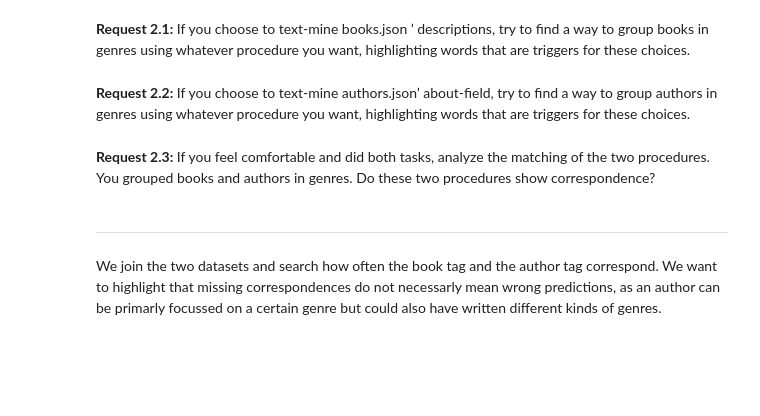
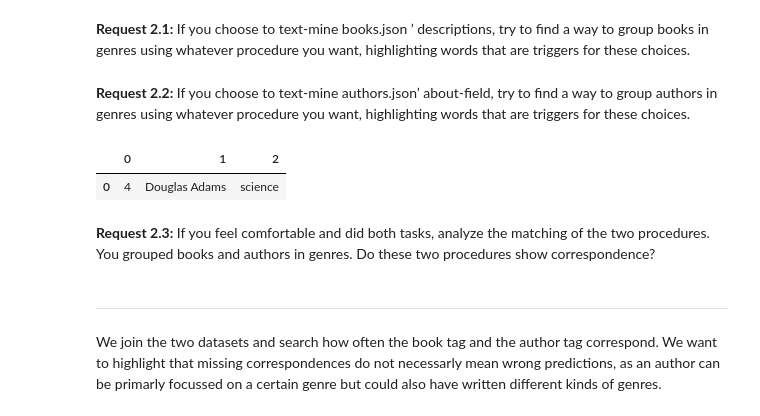
Before and after one commit to LorenzoPannacci/ADM-HW2, a Jupyter notebook: main.ipynb, the cells around one changed output. Saved outputs shown, nothing was run; the diff lists cells and outputs as text; code cells hidden in the pictures; blank space fills up the shorter version.

```diff
--- a/main.ipynb
+++ b/main.ipynb
@@ -887,15 +934,16 @@ chunks_number = np.ceil(7027431 / chunk_size)
 chunks = pd.read_json("datasets/lighter_books.json", lines = True, chunksize = chunk_size)
 
 for chunk in tqdm(chunks, total = chunks_number):
-    chunk = chunk[["description", "title"]]
+    chunk = chunk[["description", "title", "id", "author_id"]]
     books_descriptions = pd.concat([books_descriptions, chunk])
 # %%
-query = "narnia"
+#query = "narnia"
+#df = books_descriptions[books_descriptions["title"].str.contains(query, case = False, na = False)]
+#descriptions = df[["description", "title"]]
 
-df = books_descriptions[books_descriptions["title"].str.contains(query, case = False, na = False)]
-descriptions = df[["description", "title"]]
+book_tags_dataset = pd.DataFrame()
 
-for index, entry in df.iterrows():
+for index, entry in books_descriptions.iterrows():
     description = entry["description"]
     title = entry["title"]
 
@@ -916,32 +964,36 @@ for index, entry in df.iterrows():
 # %% [markdown]
 **Request 2.2:** If you choose to text-mine authors.json’ about-field, try to find a way to group authors in genres using whatever procedure you want, highlighting words that are triggers for these choices.
 # %%
-authors = pd.read_json(authors_path, lines = True)
-authors = authors[["name", "about"]]
+authors_descriptions = pd.read_json(authors_path, lines = True)
+authors_descriptions = authors_descriptions[["id", "name", "about"]]
 # %%
-query = "tolkien"
+#query = "tolkien"
+#df = authors_descriptions[authors_descriptions["name"].str.contains(query, case = False, na = False)]
+#descriptions = df[["name", "about"]]
 
-df = authors[authors["name"].str.contains(query, case = False, na = False)]
-descriptions = df[["name", "about"]]
+authors_tags_dataset = pd.DataFrame()
 
-for index, entry in df.iterrows():
+for index, entry in authors_descriptions.iterrows():
     description = entry["about"]
-    name = entry["name"]
 
     tag_scores = dict()
     for tag_list in tags_lists:
         tag_name = tag_list[0]
         score = 0
         for word in tag_list:
             score += description.lower().count(word)
 
         tag_scores[tag_name] = score
 
-    print("Author name: ", name)
-    tag_scores = sorted(tag_scores.items(), key=lambda x: x[1], reverse = True)
-    for key, value in tag_scores[:3]:
-        if value != 0:
-            print(f"Tag: '{key}', Corrispondences found: '{value}'")
+    tag_scores = sorted(tag_scores.items(), key = lambda x: x[1], reverse = True)
+
+    authors_tags_dataset = pd.concat([authors_tags_dataset, pd.DataFrame([entry["id"], entry["name"], tag_scores[0][0]]).T])
+    break
+
+authors_tags_dataset
+# %% [output]
+|  | 0 | 1 | 2 |
+| 0 | 4 | Douglas Adams | science |
 # %% [markdown]
 **Request 2.3:** If you feel comfortable and did both tasks, analyze the matching of the two procedures. You grouped books and authors in genres. Do these two procedures show correspondence?
 # %% [markdown]
```
Also changed, not shown: parts of 20 cells of this notebook.
